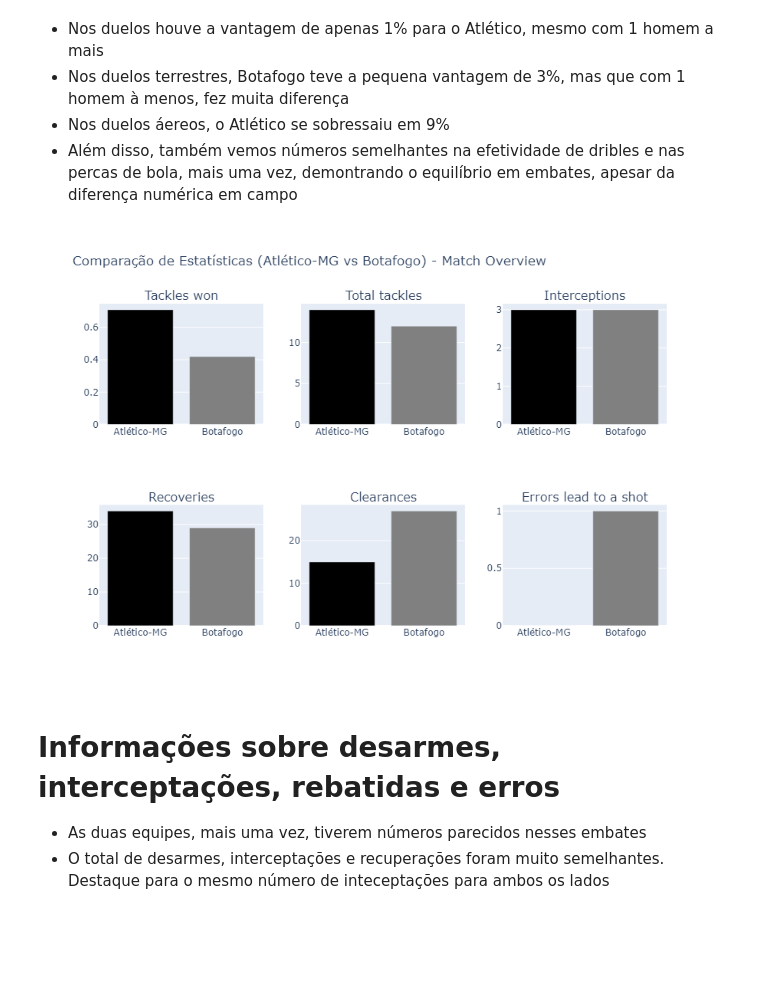
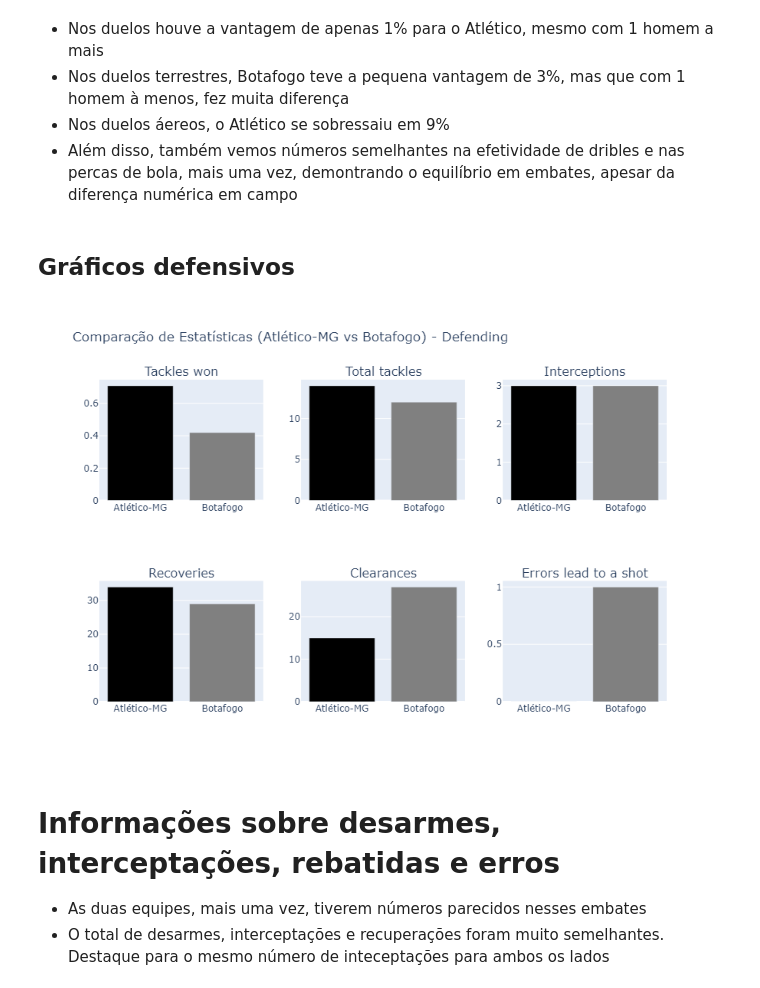
Before and after one commit to victor7miguel7/Analise-final-da-libertadores-2024, a Jupyter notebook: sofascore.ipynb, the cells around one changed output. Cells and saved outputs as stored; diff of their text form; code cells hidden in the pictures; blank space fills up the shorter version.

```diff
--- a/sofascore.ipynb
+++ b/sofascore.ipynb
@@ -260,7 +252,7 @@ from plotly.subplots import make_subplots
 
 # Criando a função para gerar múltiplos gráficos em uma única figura interativa
 def create_comparative_bar_charts_single_image_plotly(df_tempo_completo_estatisticas_gerais):
-    # Filtrar apenas as linhas onde Group é 'Match overview'
+    # Filtrar apenas as linhas onde Group é 'Shots'
     filtered_df = df_tempo_completo_estatisticas_gerais[df_tempo_completo_estatisticas_gerais['Group'] == 'Shots']
 
     num_charts = len(filtered_df)
@@ -290,7 +282,7 @@ def create_comparative_bar_charts_single_image_plotly(df_tempo_completo_estatist
     fig.update_layout(
         height=rows * 300,  # Altura total ajustada ao número de linhas
         width=900,  # Largura fixa
-        title_text="Comparação de Estatísticas (Atlético-MG vs Botafogo)  - Atack",
+        title_text="Comparação de Estatísticas (Atlético-MG vs Botafogo)  - Shots",
         showlegend=False
     )
 
@@ -323,7 +315,7 @@ from plotly.subplots import make_subplots
 
 # Criando a função para gerar múltiplos gráficos em uma única figura interativa
 def create_comparative_bar_charts_single_image_plotly(df_tempo_completo_estatisticas_gerais):
-    # Filtrar apenas as linhas onde Group é 'Match overview'
+    # Filtrar apenas as linhas onde Group é 'Attack'
     filtered_df = df_tempo_completo_estatisticas_gerais[df_tempo_completo_estatisticas_gerais['Group'] == 'Attack']
 
     num_charts = len(filtered_df)
@@ -353,7 +345,7 @@ def create_comparative_bar_charts_single_image_plotly(df_tempo_completo_estatist
     fig.update_layout(
         height=rows * 300,  # Altura total ajustada ao número de linhas
         width=900,  # Largura fixa
-        title_text="Comparação de Estatísticas (Atlético-MG vs Botafogo)  - Match Overview",
+        title_text="Comparação de Estatísticas (Atlético-MG vs Botafogo)  - Attacks",
         showlegend=False
     )
 
@@ -383,7 +377,7 @@ from plotly.subplots import make_subplots
 
 # Criando a função para gerar múltiplos gráficos em uma única figura interativa
 def create_comparative_bar_charts_single_image_plotly(df_tempo_completo_estatisticas_gerais):
-    # Filtrar apenas as linhas onde Group é 'Match overview'
+    # Filtrar apenas as linhas onde Group é 'Passes'
     filtered_df = df_tempo_completo_estatisticas_gerais[df_tempo_completo_estatisticas_gerais['Group'] == 'Passes']
 
     num_charts = len(filtered_df)
@@ -413,7 +407,7 @@ def create_comparative_bar_charts_single_image_plotly(df_tempo_completo_estatist
     fig.update_layout(
         height=rows * 300,  # Altura total ajustada ao número de linhas
         width=900,  # Largura fixa
-        title_text="Comparação de Estatísticas (Atlético-MG vs Botafogo)  - Match Overview",
+        title_text="Comparação de Estatísticas (Atlético-MG vs Botafogo)  - Passes",
         showlegend=False
     )
 
@@ -445,7 +441,7 @@ from plotly.subplots import make_subplots
 
 # Criando a função para gerar múltiplos gráficos em uma única figura interativa
 def create_comparative_bar_charts_single_image_plotly(df_tempo_completo_estatisticas_gerais):
-    # Filtrar apenas as linhas onde Group é 'Match overview'
+    # Filtrar apenas as linhas onde Group é 'Duels'
     filtered_df = df_tempo_completo_estatisticas_gerais[df_tempo_completo_estatisticas_gerais['Group'] == 'Duels']
 
     num_charts = len(filtered_df)
@@ -475,7 +471,7 @@ def create_comparative_bar_charts_single_image_plotly(df_tempo_completo_estatist
     fig.update_layout(
         height=rows * 300,  # Altura total ajustada ao número de linhas
         width=900,  # Largura fixa
-        title_text="Comparação de Estatísticas (Atlético-MG vs Botafogo) - Match Overview",
+        title_text="Comparação de Estatísticas (Atlético-MG vs Botafogo) - Duels",
         showlegend=False
     )
 
@@ -502,13 +498,15 @@ display(Image(filename=image_path))
 * Nos duelos terrestres, Botafogo teve a pequena vantagem de 3%, mas que com 1 homem à menos, fez muita diferença
 * Nos duelos áereos, o Atlético se sobressaiu em 9%
 * Além disso, também vemos números semelhantes na efetividade de dribles e nas percas de bola, mais uma vez, demontrando o equilíbrio em embates, apesar da diferença numérica em campo
+# %% [markdown]
+## Gráficos defensivos
 # %%
 import plotly.graph_objects as go
 from plotly.subplots import make_subplots
 
 # Criando a função para gerar múltiplos gráficos em uma única figura interativa
 def create_comparative_bar_charts_single_image_plotly(df_tempo_completo_estatisticas_gerais):
-    # Filtrar apenas as linhas onde Group é 'Match overview'
+    # Filtrar apenas as linhas onde Group é 'Defending'
     filtered_df = df_tempo_completo_estatisticas_gerais[df_tempo_completo_estatisticas_gerais['Group'] == 'Defending']
 
     num_charts = len(filtered_df)
@@ -528,35 +526,35 @@ def create_comparative_bar_charts_single_image_plotly(df_tempo_completo_estatist
                 x=['Atlético-MG', 'Botafogo'],
                 y=[row['Home'], row['Away']],
                 marker_color=['black', 'gray'],
                 name=row['Statistics']
             ),
             row=row_idx,
             col=col
         )
 
     # Atualizar layout
     fig.update_layout(
         height=rows * 300,  # Altura total ajustada ao número de linhas
         width=900,  # Largura fixa
-        title_text="Comparação de Estatísticas (Atlético-MG vs Botafogo) - Match Overview",
+        title_text="Comparação de Estatísticas (Atlético-MG vs Botafogo) - Defending",
         showlegend=False
     )
 
     # Exibir a figura
     fig.show()
     # Salvar o gráfico como imagem estática (PNG)
     fig.write_image("graficos_estaticos6.png")
 
 # Gerar os gráficos
 create_comparative_bar_charts_single_image_plotly(result)
 
 # Nome do arquivo da imagem
 image_path = "graficos_estaticos6.png"
 
 # Exibindo a imagem
 display(Image(filename=image_path))
 # %% [output]
-[figure, old version]
+[figure, new version]
 # %% [markdown]
 # Informações sobre desarmes, interceptações, rebatidas e erros
 
```
Also changed, not shown: parts of 11 cells of this notebook, 7 other files.
